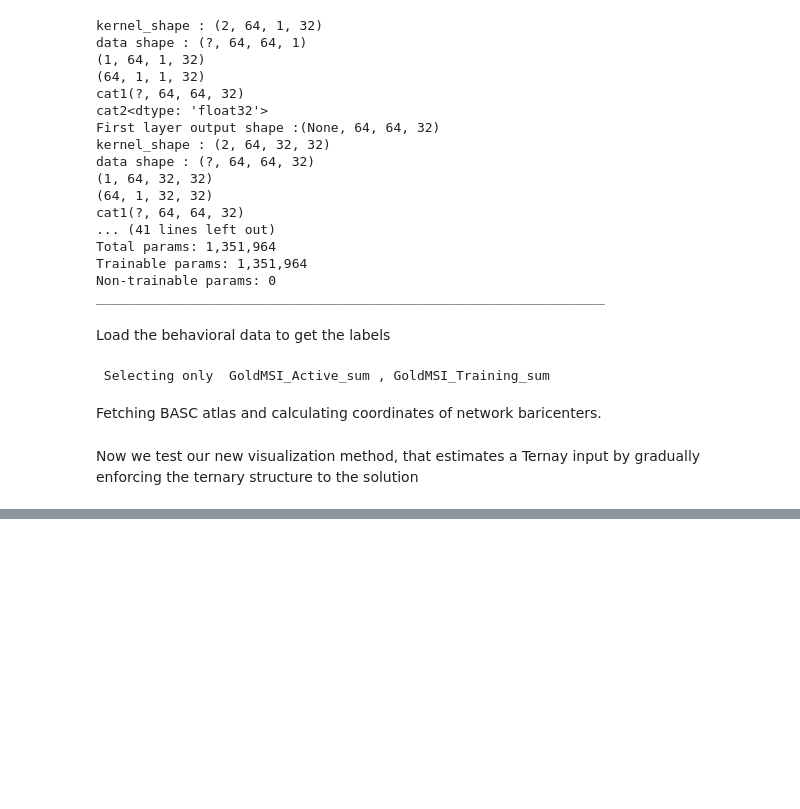
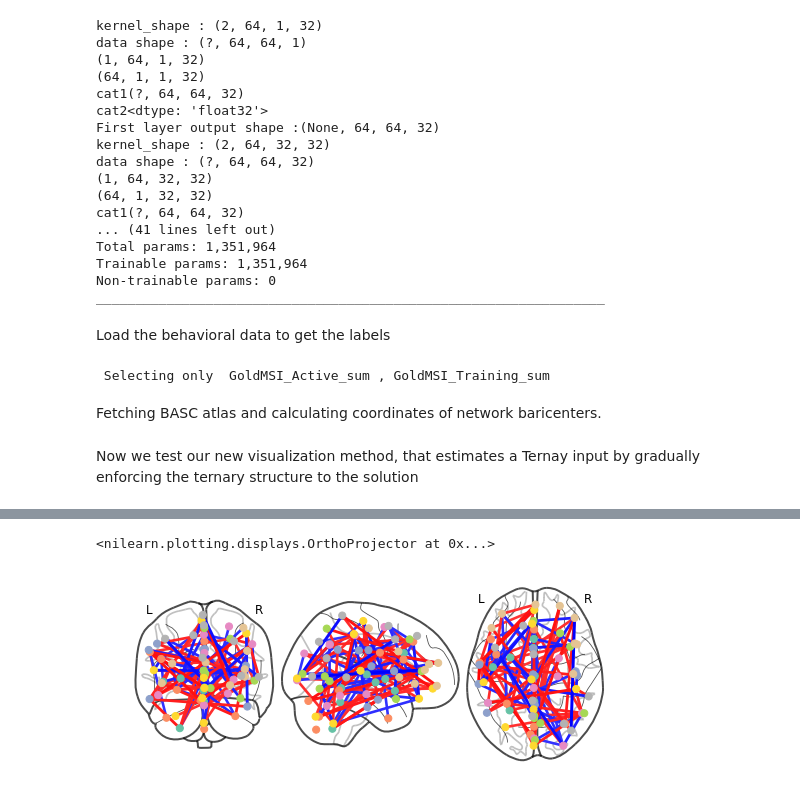
Before and after one commit to nicofarr/BrainCNN_Vis, a Jupyter notebook: BrainCNN_Vis_Ternary.ipynb, the cells around one changed output, grey strips where cells are left out. Drawn from its saved outputs; the diff is of its cells as text; code cells hidden in the pictures; blank space fills up the shorter version.

```diff
--- a/BrainCNN_Vis_Ternary.ipynb
+++ b/BrainCNN_Vis_Ternary.ipynb
@@ -177,4 +198,7 @@ plt.colorbar()
 # %%
 from nilearn.plotting import plot_connectome
 
-plot_connectome((heatmaptest),allcoords,edge_threshold = '99%')
+plot_connectome((heatmaptest[:,:,0]),allcoords,edge_threshold = '95%')
+# %% [output]
+<nilearn.plotting.displays.OrthoProjector at 0x...>
+[figure, added]
```
Also changed, not shown: parts of 5 cells of this notebook.
